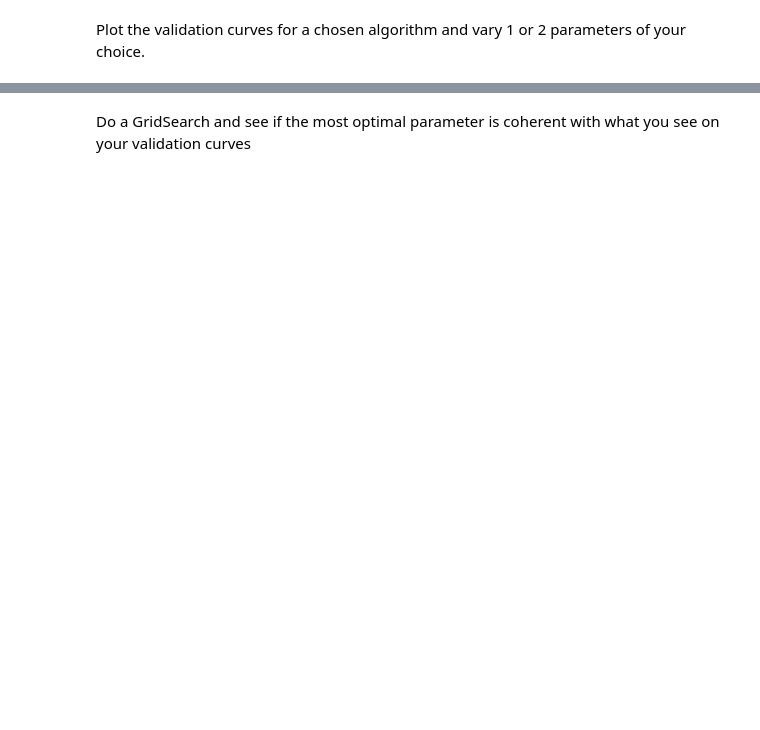
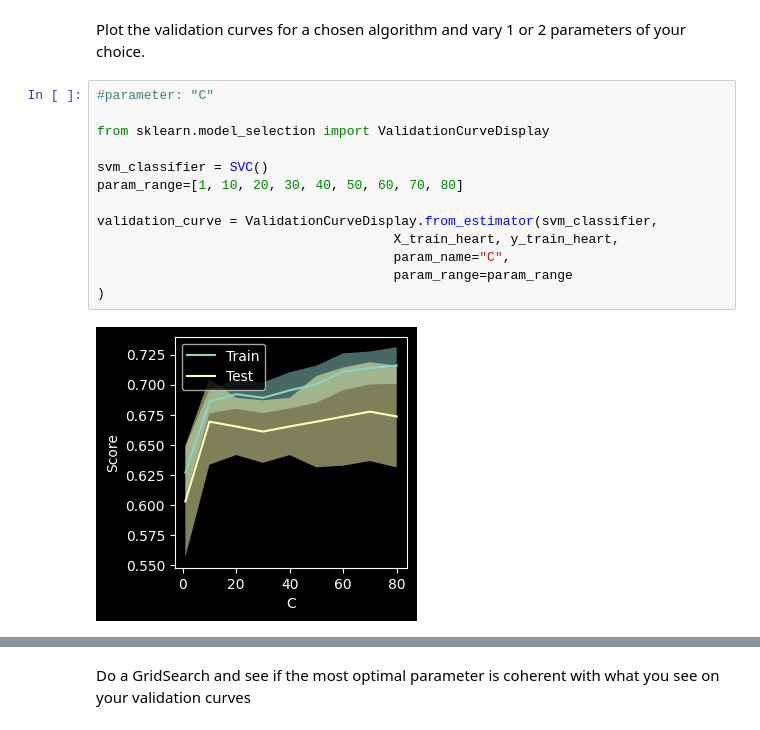
Before and after one commit to eusoumarkinhoz/ML3, a Jupyter notebook: ML3.1 - Learning Curve_heart.ipynb, the cells around one changed output, grey strips where cells are left out. Saved outputs shown, nothing was run; the diff lists cells and outputs as text; blank space fills up the shorter version.

```diff
--- a/ML3.1 - Learning Curve_heart.ipynb
+++ b/ML3.1 - Learning Curve_heart.ipynb
@@ -777,2 +728,17 @@ def plot_validation_curve(estimator, title, X, y, axes=None, ylim=None, cv=None,
 # %% [markdown]
 Plot the validation curves for a chosen algorithm and vary 1 or 2 parameters of your choice.
+# %%
+#parameter: "C"
+
+from sklearn.model_selection import ValidationCurveDisplay
+
+svm_classifier = SVC()
+param_range=[1, 10, 20, 30, 40, 50, 60, 70, 80]
+
+validation_curve = ValidationCurveDisplay.from_estimator(svm_classifier,
+                                      X_train_heart, y_train_heart,
+                                      param_name="C",
+                                      param_range=param_range
+)
+# %% [output]
+[figure, added]
```
Also changed, not shown: parts of 21 cells of this notebook, 8 other files.
